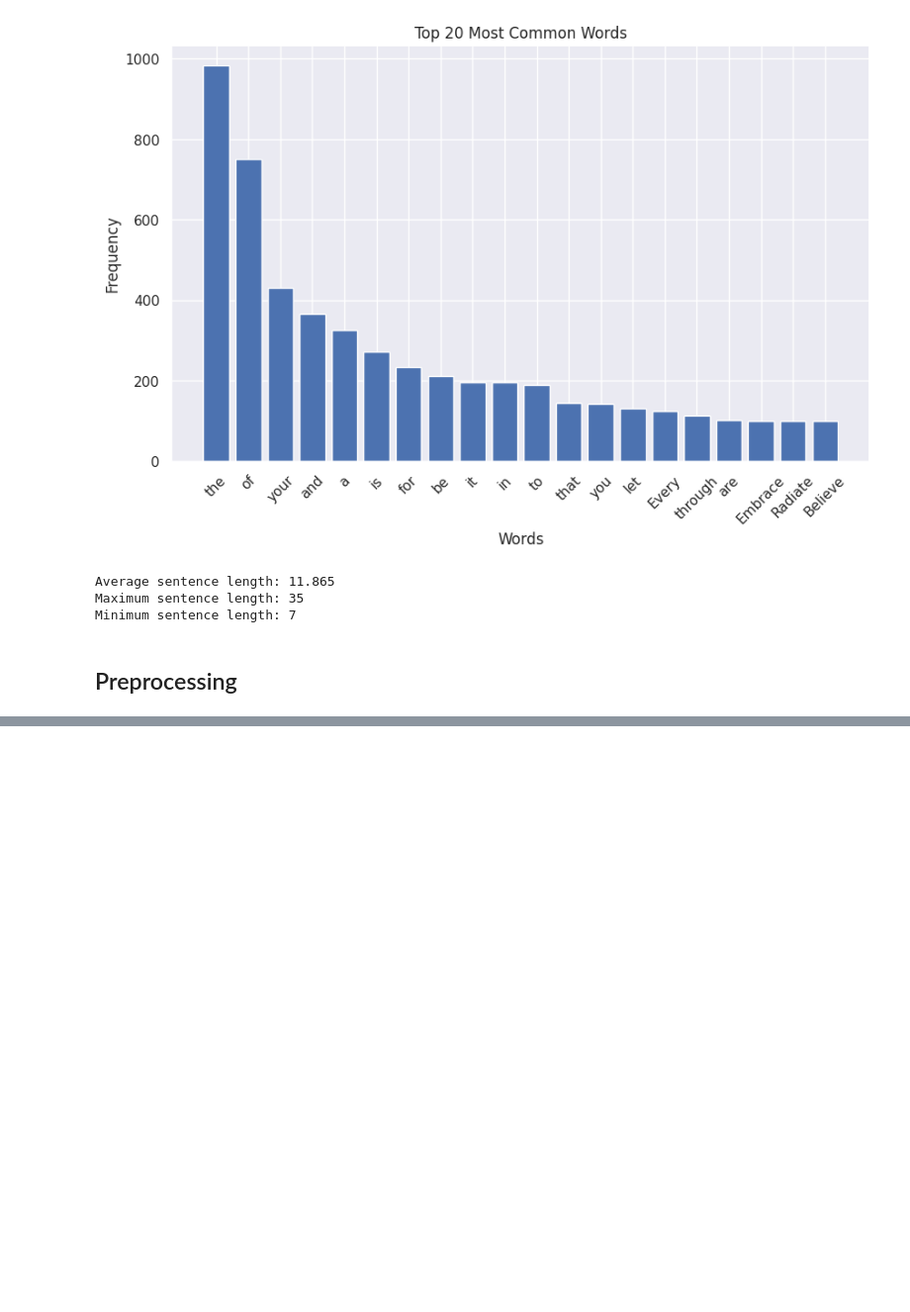
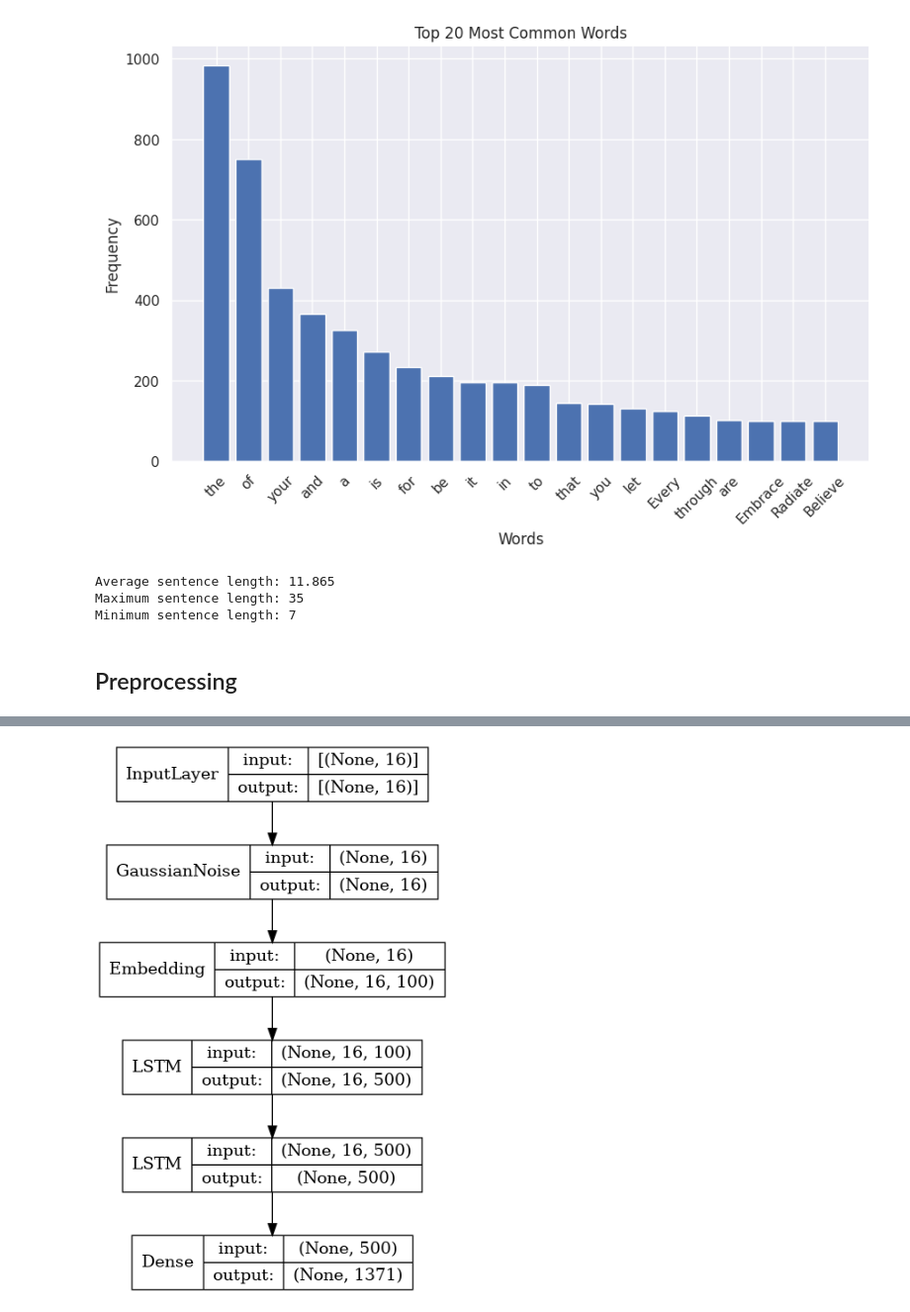
Before and after one commit to glennwuwu/next-word-predictor-rnn, a Jupyter notebook: RNN.ipynb, the cells around one changed output, grey strips where cells are left out. Shown at 99% size. Drawn from its saved outputs; the diff is of its cells as text; code cells hidden in the pictures; blank space fills up the shorter version.

Commit message:
More Model Experimentation + Token Lemmatization

```diff
--- a/RNN.ipynb
+++ b/RNN.ipynb
@@ -184,0 +191,12 @@ def clean_sentences(sentences):
+# %%
+all_words = []
+
+for word in tokenized_quotes:
+    all_words += word
+
+print(f"Total word count: {len(all_words)}")
+
+for word in lemmatized_quotes:
+    all_words += word
+
+all_words = list(set(all_words))
@@ -185,12 +205,12 @@ def clean_sentences(sentences):
 # %%
-tokenized_quotes = [[token.text for token in nlp(quote)] for quote in df["Quotes"]]
-tokenized_quotes = clean_sentences(tokenized_quotes)
-
 for i in range(5):
     print(tokenized_quotes[i])
 
-tokenizer = Tokenizer(split=" ", lower=False)
-tokenizer.fit_on_texts(tokenized_quotes)
+for i in range(5):
+    print(lemmatized_quotes[i])
+
+tokenizer = Tokenizer(split=" ", lower=True)
+tokenizer.fit_on_texts([all_words])
 
 total_words = len(tokenizer.word_index)
 print(f"Number of unique words: {total_words}")
@@ -273,11 +330,13 @@ X_train, X_validation, y_train, y_validation = train_test_split(X_train, X_test,
 # %%
-# Build the model
-model = Sequential()
-model.add(Embedding(total_words, 100, input_length=max_sequence_length))
-model.add(LSTM(150, return_sequences=True))
-model.add(LSTM(100))
-model.add(Dense(total_words, activation='softmax'))
+simple_RNN = Sequential([
+    GaussianNoise(0.5),
+    Embedding(total_words, 100, input_length=max_sequence_length),
+    LSTM(500, return_sequences=True),
+    LSTM(500),
+    Dense(total_words, activation='softmax')
+])
+simple_RNN.compile(loss='categorical_crossentropy', optimizer='adam', metrics=['accuracy'])
+# history = model.fit(, epochs=50, verbose=1, batch_size=128, validation_data=(X_validation, y_validation))
 
-model.compile(loss='categorical_crossentropy', optimizer='adam', metrics=['accuracy'])
-history = model.fit(X_train, y_train, epochs=100, verbose=1, batch_size=128, validation_data=(X_validation, y_validation))
+history = fit_model(simple_RNN, "training_checkpoints/simple_RNN_weights.{epoch:02d}-{val_accuracy:.2f}.hdf5", epochs=20)
 # %% [output]
@@ -302 +360,5 @@ KeyboardInterrupt:
+# %%
+plot_model(simple_RNN, to_file='images/models/simple_RNN.png', show_shapes=True, show_layer_names=False)
+# %% [output]
+[figure, added]
 # %%
```
Also changed, not shown: parts of 28 cells of this notebook, 4 other files.
